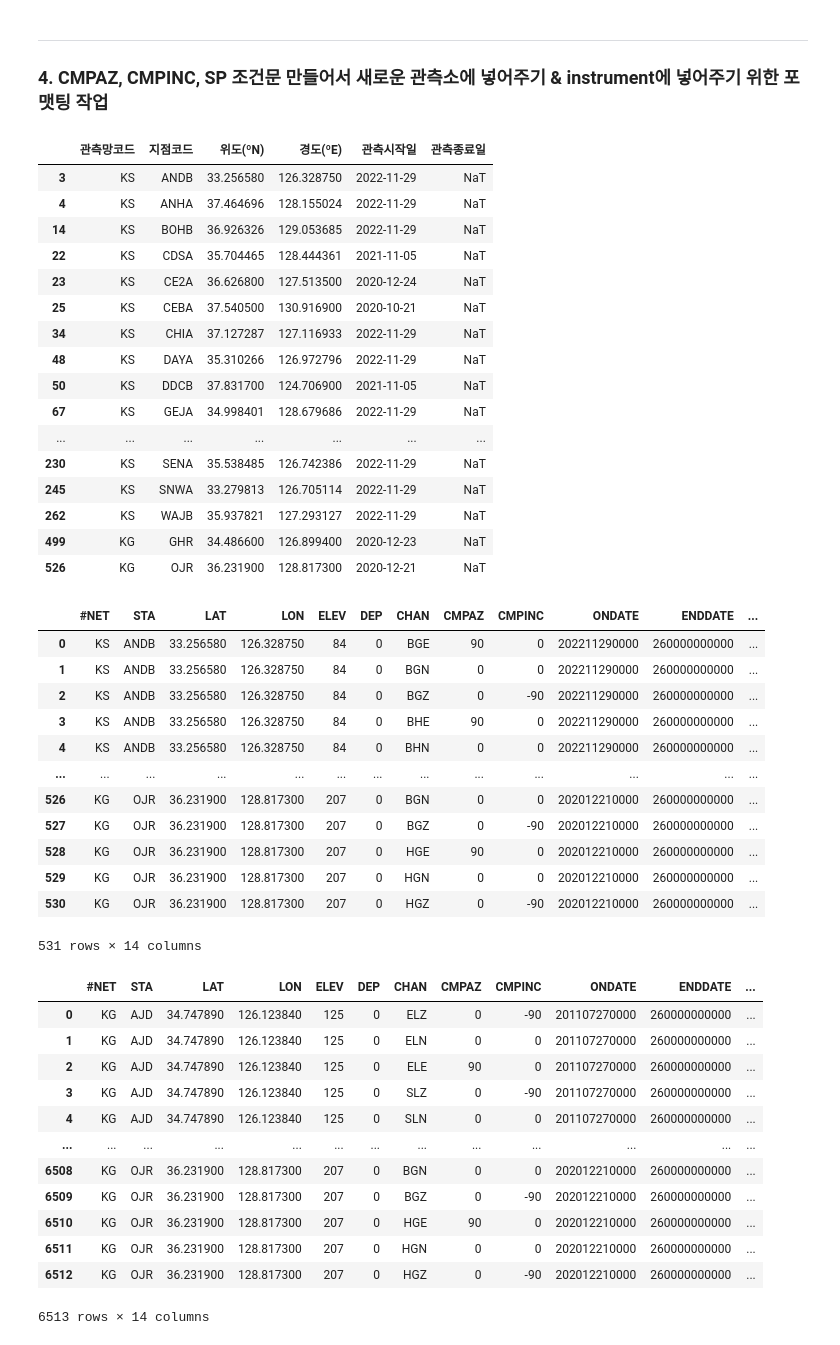
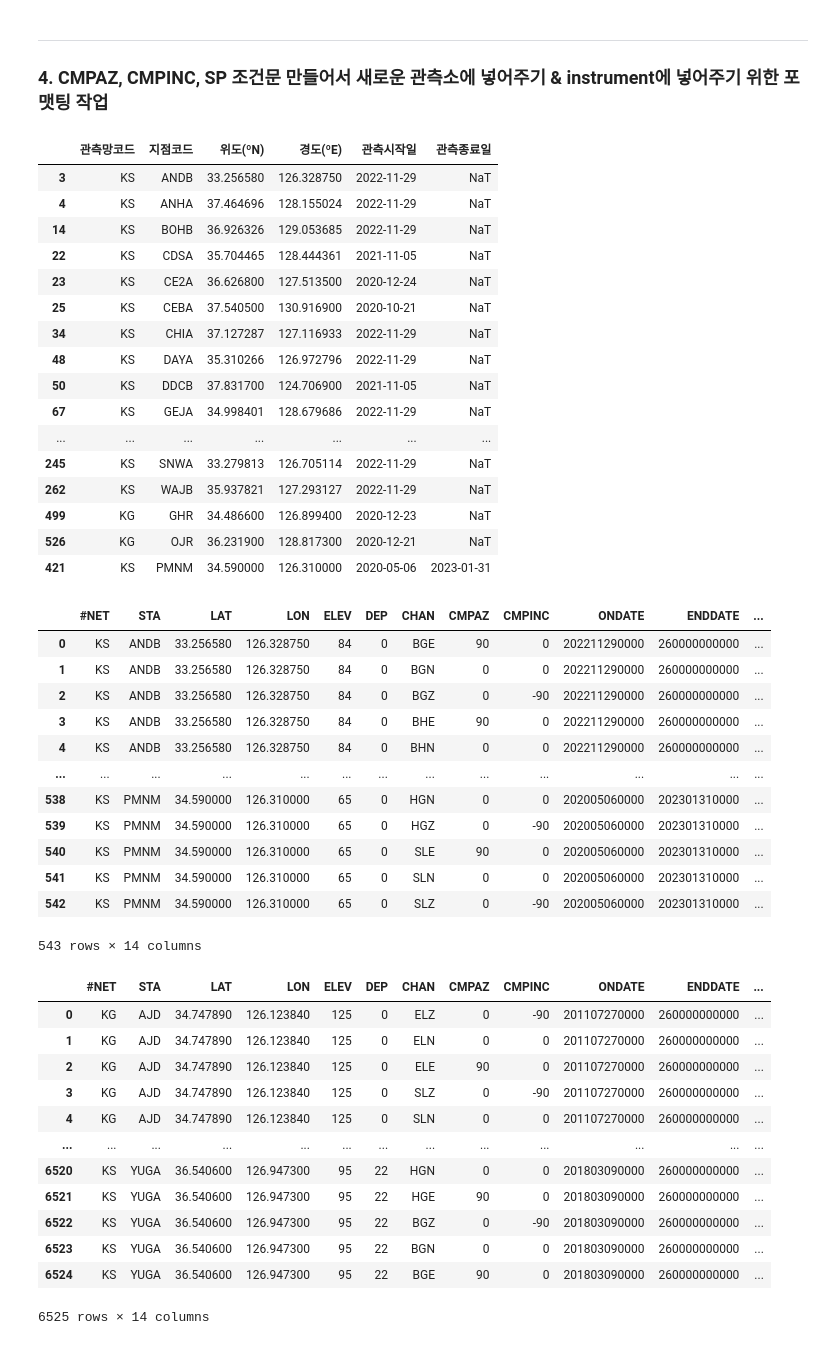
Before and after one commit to 1epss/Seismic-waves-study_Linux, a Jupyter notebook: korea_instrument.ipynb, the cells around one changed output. Cells and saved outputs as stored; diff of their text form; code cells hidden in the pictures.

```diff
--- a/korea_instrument.ipynb
+++ b/korea_instrument.ipynb
@@ -182,6 +180,7 @@ list(set(new_value) & set(inst_value))
 # 2020-10-05 이후 추가된 관측소 데이터들로 포맷팅 이후 instrument 파일에 추가될 데이터 목록
 
 df_new = df.loc[df['관측시작일', ' '] >= '2020-10-05']
+df_new = pd.concat([df_new, df.loc[df['지점코드', ' '] == exception]])
 df_new
 # %% [output]
 |  | 관측망코드 | 지점코드 | 지점코드명(한) | 지점코드명(영) | 관측지점 | 지점종류 | 관측시작일 | 관측종료일 | 위도(ºN) | 경도(ºE) | 상태정보:대 | ... |
@@ -315,8 +281,7 @@ raw_data
 # %%
-# 이전 과정에서 만든 csv파일을 불러옵니다. (임시로 txt파일로 불러왔음, 수정 필요)
+# 이전 과정에서 만든 csv파일을 불러옵니다.
 
-scraping = pd.read_csv('scraping.txt', sep='\s{1,}', engine='python')
-scraping = scraping.iloc[: :2].reset_index().drop(['index'], axis= 1)
+scraping = pd.read_csv('scraping.csv', sep=',', engine='python')
 scraping
 # %% [output]
 |  | STA | ELEV | CHAN | SENSOR | RECORD |
@@ -355,11 +320,11 @@ df_n
 | 50 | KS | DDCB | 37.831700 | 124.706900 | 2021-11-05 | NaT |
 | 67 | KS | GEJA | 34.998401 | 128.679686 | 2022-11-29 | NaT |
 | ... | ... | ... | ... | ... | ... | ... |
-| 230 | KS | SENA | 35.538485 | 126.742386 | 2022-11-29 | NaT |
 | 245 | KS | SNWA | 33.279813 | 126.705114 | 2022-11-29 | NaT |
 | 262 | KS | WAJB | 35.937821 | 127.293127 | 2022-11-29 | NaT |
 | 499 | KG | GHR | 34.486600 | 126.899400 | 2020-12-23 | NaT |
 | 526 | KG | OJR | 36.231900 | 128.817300 | 2020-12-21 | NaT |
+| 421 | KS | PMNM | 34.590000 | 126.310000 | 2020-05-06 | 2023-01-31 |
 # %%
 #chan_e, chan_n, chan_z = re.compile('??E'), re.compile('??N'), re.compile('??Z')
 
@@ -376,6 +341,9 @@ data['LON'] = data['LON'].astype('float64').apply(lambda x:'%.6f'% x)
 data['ELEV'] = data['ELEV'].astype('float64').astype('int64')
 data['ONDATE'] = data['ONDATE'].apply(lambda x : datetime.datetime.strftime(x,'%Y%m%d0000'))
 data['ENDDATE'] = '260000000000'
+
+stopdate = pd.Timestamp(df.loc[df['지점코드', ' '] == exception]['관측종료일', ' '].values[0]).strftime('%Y%m%d0000')
+data.loc[data['STA'].str.match(exception), 'ENDDATE'] = stopdate
 
 data.loc[data['CHAN'].str.endswith('Z'), 'CMPAZ'] = '0'
 data.loc[data['CHAN'].str.endswith('N'), 'CMPAZ'] = '0'
@@ -407,29 +375,31 @@ data
 | 3 | KS | ANDB | 33.256580 | 126.328750 | 84 | 0 | BHE | 90 | 0 | 202211290000 | 260000000000 | ... |
 | 4 | KS | ANDB | 33.256580 | 126.328750 | 84 | 0 | BHN | 0 | 0 | 202211290000 | 260000000000 | ... |
 | ... | ... | ... | ... | ... | ... | ... | ... | ... | ... | ... | ... | ... |
-| 526 | KG | OJR | 36.231900 | 128.817300 | 207 | 0 | BGN | 0 | 0 | 202012210000 | 260000000000 | ... |
-| 527 | KG | OJR | 36.231900 | 128.817300 | 207 | 0 | BGZ | 0 | -90 | 202012210000 | 260000000000 | ... |
-| 528 | KG | OJR | 36.231900 | 128.817300 | 207 | 0 | HGE | 90 | 0 | 202012210000 | 260000000000 | ... |
-| 529 | KG | OJR | 36.231900 | 128.817300 | 207 | 0 | HGN | 0 | 0 | 202012210000 | 260000000000 | ... |
-| 530 | KG | OJR | 36.231900 | 128.817300 | 207 | 0 | HGZ | 0 | -90 | 202012210000 | 260000000000 | ... |
+| 538 | KS | PMNM | 34.590000 | 126.310000 | 65 | 0 | HGN | 0 | 0 | 202005060000 | 202301310000 | ... |
+| 539 | KS | PMNM | 34.590000 | 126.310000 | 65 | 0 | HGZ | 0 | -90 | 202005060000 | 202301310000 | ... |
+| 540 | KS | PMNM | 34.590000 | 126.310000 | 65 | 0 | SLE | 90 | 0 | 202005060000 | 202301310000 | ... |
+| 541 | KS | PMNM | 34.590000 | 126.310000 | 65 | 0 | SLN | 0 | 0 | 202005060000 | 202301310000 | ... |
+| 542 | KS | PMNM | 34.590000 | 126.310000 | 65 | 0 | SLZ | 0 | -90 | 202005060000 | 202301310000 | ... |
-531 rows × 14 columns
+543 rows × 14 columns
 # %%
 result = pd.concat([inst, data], ignore_index = True)
+result = result.sort_values(by=['#NET','STA','ONDATE', 'ENDDATE'], ignore_index = True)
+
 result
 # %% [output]
 |  | #NET | STA | LAT | LON | ELEV | DEP | CHAN | CMPAZ | CMPINC | ONDATE | ENDDATE | ... |
 | 0 | KG | AJD | 34.747890 | 126.123840 | 125 | 0 | ELZ | 0 | -90 | 201107270000 | 260000000000 | ... |
 | 1 | KG | AJD | 34.747890 | 126.123840 | 125 | 0 | ELN | 0 | 0 | 201107270000 | 260000000000 | ... |
 | 2 | KG | AJD | 34.747890 | 126.123840 | 125 | 0 | ELE | 90 | 0 | 201107270000 | 260000000000 | ... |
 | 3 | KG | AJD | 34.747890 | 126.123840 | 125 | 0 | SLZ | 0 | -90 | 201107270000 | 260000000000 | ... |
 | 4 | KG | AJD | 34.747890 | 126.123840 | 125 | 0 | SLN | 0 | 0 | 201107270000 | 260000000000 | ... |
 | ... | ... | ... | ... | ... | ... | ... | ... | ... | ... | ... | ... | ... |
-| 6508 | KG | OJR | 36.231900 | 128.817300 | 207 | 0 | BGN | 0 | 0 | 202012210000 | 260000000000 | ... |
-| 6509 | KG | OJR | 36.231900 | 128.817300 | 207 | 0 | BGZ | 0 | -90 | 202012210000 | 260000000000 | ... |
-| 6510 | KG | OJR | 36.231900 | 128.817300 | 207 | 0 | HGE | 90 | 0 | 202012210000 | 260000000000 | ... |
-| 6511 | KG | OJR | 36.231900 | 128.817300 | 207 | 0 | HGN | 0 | 0 | 202012210000 | 260000000000 | ... |
-| 6512 | KG | OJR | 36.231900 | 128.817300 | 207 | 0 | HGZ | 0 | -90 | 202012210000 | 260000000000 | ... |
+| 6520 | KS | YUGA | 36.540600 | 126.947300 | 95 | 22 | HGN | 0 | 0 | 201803090000 | 260000000000 | ... |
+| 6521 | KS | YUGA | 36.540600 | 126.947300 | 95 | 22 | HGE | 90 | 0 | 201803090000 | 260000000000 | ... |
+| 6522 | KS | YUGA | 36.540600 | 126.947300 | 95 | 22 | BGZ | 0 | -90 | 201803090000 | 260000000000 | ... |
+| 6523 | KS | YUGA | 36.540600 | 126.947300 | 95 | 22 | BGN | 0 | 0 | 201803090000 | 260000000000 | ... |
+| 6524 | KS | YUGA | 36.540600 | 126.947300 | 95 | 22 | BGE | 90 | 0 | 201803090000 | 260000000000 | ... |
-6513 rows × 14 columns
+6525 rows × 14 columns
 # %%
 columns = '{0}{1:>4}{2:>10}{3:>12}{4:>6}{5:>6}{6:>6}{7:>6}{8:>6}{9:>13}{10:>13}{11:>6}{12:>16}{13:>16}'.format(result.columns[0], result.columns[1], result.columns[2], result.columns[3], result.columns[4], result.columns[5],
                                                                                                                result.columns[6], result.columns[7], result.columns[8], result.columns[9], result.columns[10], result.columns[11],
```
Also changed, not shown: parts of 10 cells of this notebook, 3 other files.
